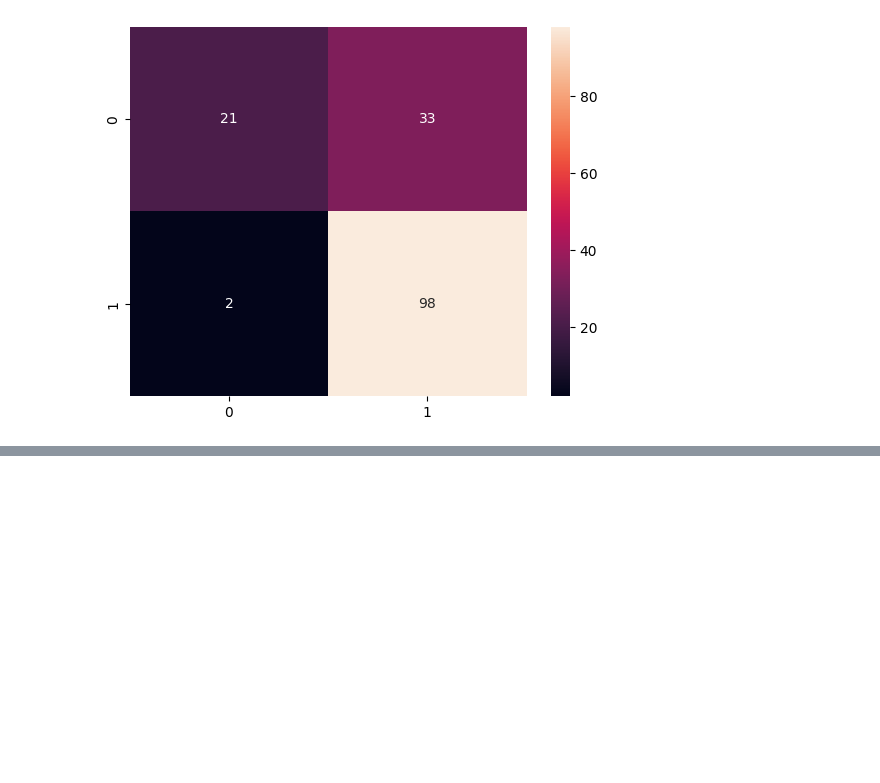
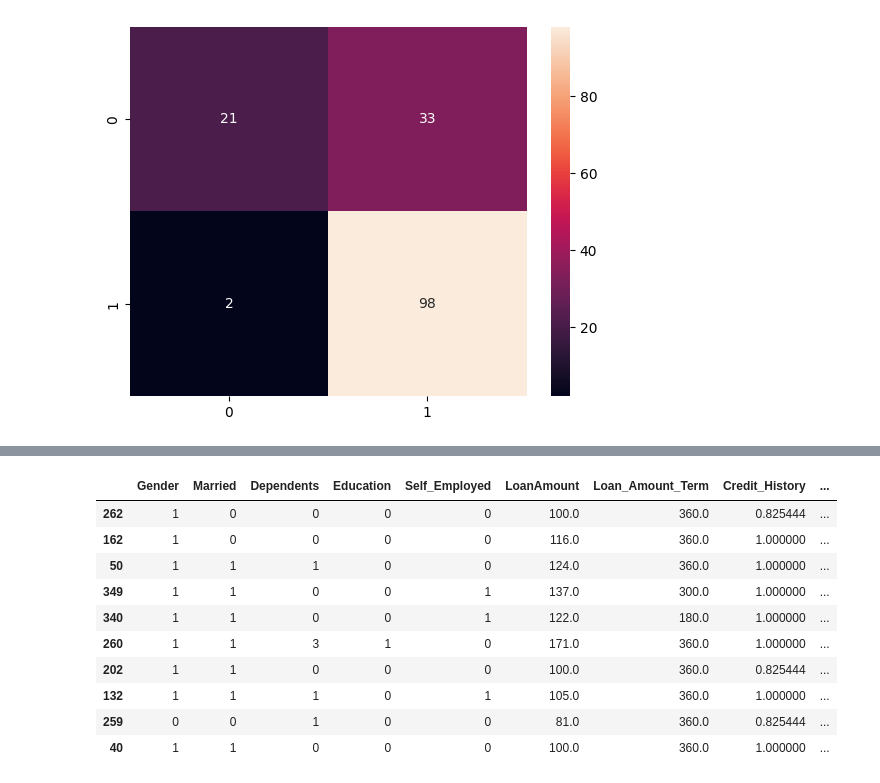
Before and after one commit to ThienNguyen3001/Mini-project-ML, a Jupyter notebook: Loan prediction/Loan.ipynb, the cells around one changed output, grey strips where cells are left out. Cells and saved outputs as stored; diff of their text form; code cells hidden in the pictures; blank space fills up the shorter version.

```diff
--- a/Loan prediction/Loan.ipynb
+++ b/Loan prediction/Loan.ipynb
@@ -387,0 +408,14 @@ sns.heatmap(cm,annot=True)
+# %%
+df_test.sample(10)
+# %% [output]
+|  | Gender | Married | Dependents | Education | Self_Employed | LoanAmount | Loan_Amount_Term | Credit_History | ... |
+| 262 | 1 | 0 | 0 | 0 | 0 | 100.0 | 360.0 | 0.825444 | ... |
+| 162 | 1 | 0 | 0 | 0 | 0 | 116.0 | 360.0 | 1.000000 | ... |
+| 50 | 1 | 1 | 1 | 0 | 0 | 124.0 | 360.0 | 1.000000 | ... |
+| 349 | 1 | 1 | 0 | 0 | 1 | 137.0 | 300.0 | 1.000000 | ... |
+| 340 | 1 | 1 | 0 | 0 | 1 | 122.0 | 180.0 | 1.000000 | ... |
+| 260 | 1 | 1 | 3 | 1 | 0 | 171.0 | 360.0 | 1.000000 | ... |
+| 202 | 1 | 1 | 0 | 0 | 0 | 100.0 | 360.0 | 0.825444 | ... |
+| 132 | 1 | 1 | 1 | 0 | 1 | 105.0 | 360.0 | 1.000000 | ... |
+| 259 | 0 | 0 | 1 | 0 | 0 | 81.0 | 360.0 | 0.825444 | ... |
+| 40 | 1 | 1 | 0 | 0 | 0 | 100.0 | 360.0 | 1.000000 | ... |
```
Also changed, not shown: parts of 5 cells of this notebook.
